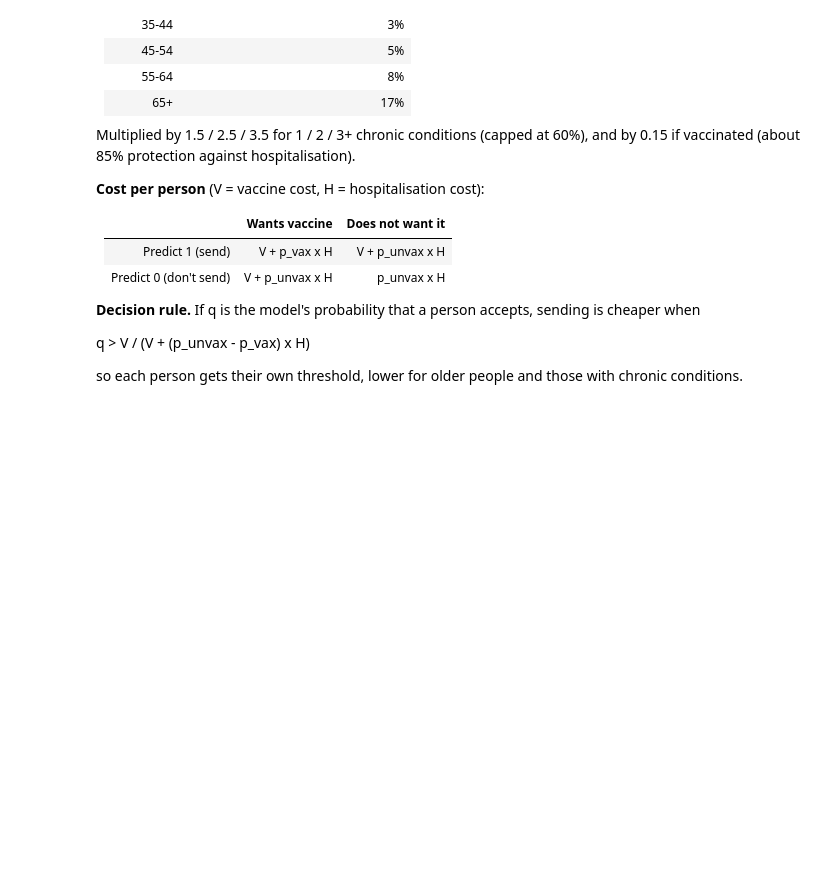
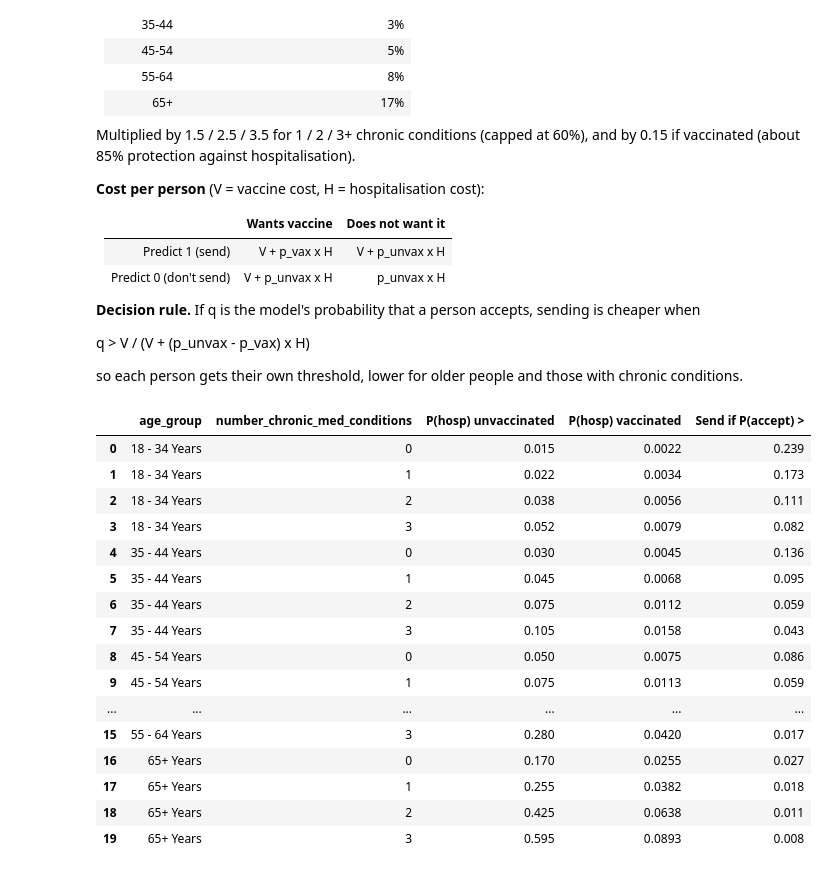
Before and after one commit to UH-HACKATHON-TEAMN/Hackathon-Town-C, a Jupyter notebook: lokesh.ipynb, the cells around one changed output. Cells and saved outputs as stored; diff of their text form; code cells hidden in the pictures; blank space fills up the shorter version.

```diff
--- a/lokesh.ipynb
+++ b/lokesh.ipynb
@@ -599,3 +599,79 @@ Multiplied by 1.5 / 2.5 / 3.5 for 1 / 2 / 3+ chronic conditions (capped at 60%),
 q > V / (V + (p_unvax - p_vax) x H)
 
 so each person gets their own threshold, lower for older people and those with chronic conditions.
+# %%
+# ==========================================
+# 6. COST-BASED EVALUATION
+# ==========================================
+
+# >>> SET THESE TWO FROM THE HACKATHON BRIEF <<<
+VACCINE_COST = 20       # cost of one vaccine
+HOSP_COST = 5000        # cost of one hospitalisation
+
+BASE_HOSP_PROB = {
+    "18 - 34 Years": 0.015,
+    "35 - 44 Years": 0.03,
+    "45 - 54 Years": 0.05,
+    "55 - 64 Years": 0.08,
+    "65+ Years": 0.17,
+}
+CHRONIC_MULTIPLIER = {0: 1.0, 1: 1.5, 2: 2.5}   # 3 or more -> 3.5
+VACCINE_RISK_FACTOR = 0.15                       # vaccinated risk = 15% of unvaccinated
+MAX_HOSP_PROB = 0.60
+
+def hospitalisation_probs(df):
+    """Return (p_unvaccinated, p_vaccinated) for every row of df."""
+    base = df["age_group"].map(BASE_HOSP_PROB)
+    assert base.notna().all(), "Unknown age_group value"
+    chronic = df["number_chronic_med_conditions"].fillna(0).clip(lower=0)
+    mult = chronic.map(lambda c: CHRONIC_MULTIPLIER.get(int(c), 3.5))
+    p_unvax = (base * mult).clip(upper=MAX_HOSP_PROB).to_numpy()
+    return p_unvax, p_unvax * VACCINE_RISK_FACTOR
+
+def total_cost(df, y_true, y_pred):
+    """Expected total money spent by the town for a set of predictions."""
+    p_unvax, p_vax = hospitalisation_probs(df)
+    y_true = np.asarray(y_true)
+    y_pred = np.asarray(y_pred)
+    vaccinated = (y_true == 1) & (y_pred == 1)
+    # Vaccine cost: every dose sent, plus a payout to each person missed
+    vaccine_cost = VACCINE_COST * ((y_pred == 1) | (y_true == 1))
+    hosp_cost = HOSP_COST * np.where(vaccinated, p_vax, p_unvax)
+    return float((vaccine_cost + hosp_cost).sum())
+
+def cost_optimal_predictions(df, proba):
+    """Send a vaccine when the expected cost of sending is lower."""
+    p_unvax, p_vax = hospitalisation_probs(df)
+    threshold = VACCINE_COST / (VACCINE_COST + (p_unvax - p_vax) * HOSP_COST)
+    return (proba > threshold).astype(int)
+
+# Per-group thresholds, for the documentation
+groups = pd.DataFrame(
+    [(a, c) for a in BASE_HOSP_PROB for c in range(4)],
+    columns=["age_group", "number_chronic_med_conditions"]
+)
+pu, pv = hospitalisation_probs(groups)
+groups["P(hosp) unvaccinated"] = pu.round(3)
+groups["P(hosp) vaccinated"] = pv.round(4)
+groups["Send if P(accept) >"] = (
+    VACCINE_COST / (VACCINE_COST + (pu - pv) * HOSP_COST)
+).round(3)
+display(groups)
+# %% [output]
+|  | age_group | number_chronic_med_conditions | P(hosp) unvaccinated | P(hosp) vaccinated | Send if P(accept) > |
+| 0 | 18 - 34 Years | 0 | 0.015 | 0.0022 | 0.239 |
+| 1 | 18 - 34 Years | 1 | 0.022 | 0.0034 | 0.173 |
+| 2 | 18 - 34 Years | 2 | 0.038 | 0.0056 | 0.111 |
+| 3 | 18 - 34 Years | 3 | 0.052 | 0.0079 | 0.082 |
+| 4 | 35 - 44 Years | 0 | 0.030 | 0.0045 | 0.136 |
+| 5 | 35 - 44 Years | 1 | 0.045 | 0.0068 | 0.095 |
+| 6 | 35 - 44 Years | 2 | 0.075 | 0.0112 | 0.059 |
+| 7 | 35 - 44 Years | 3 | 0.105 | 0.0158 | 0.043 |
+| 8 | 45 - 54 Years | 0 | 0.050 | 0.0075 | 0.086 |
+| 9 | 45 - 54 Years | 1 | 0.075 | 0.0113 | 0.059 |
+| ... | ... | ... | ... | ... | ... |
+| 15 | 55 - 64 Years | 3 | 0.280 | 0.0420 | 0.017 |
+| 16 | 65+ Years | 0 | 0.170 | 0.0255 | 0.027 |
+| 17 | 65+ Years | 1 | 0.255 | 0.0382 | 0.018 |
+| 18 | 65+ Years | 2 | 0.425 | 0.0638 | 0.011 |
+| 19 | 65+ Years | 3 | 0.595 | 0.0893 | 0.008 |
```
